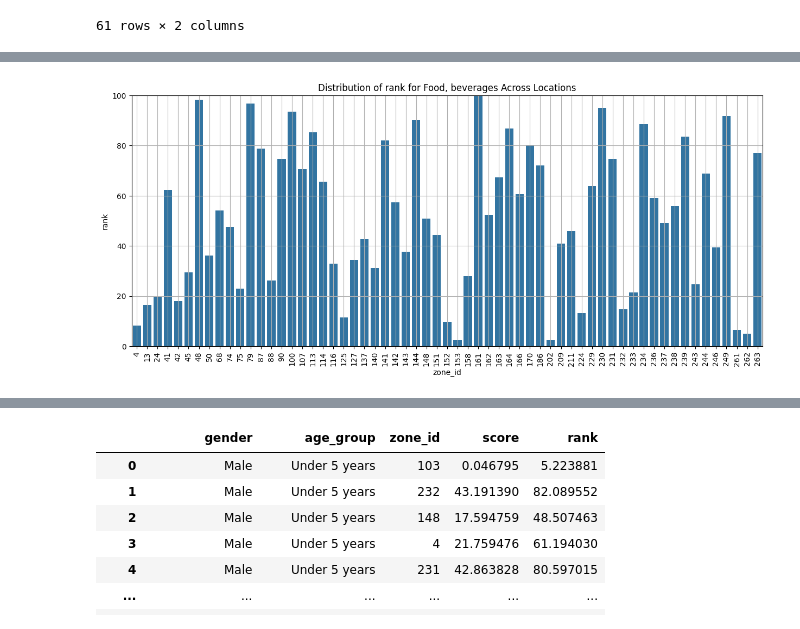
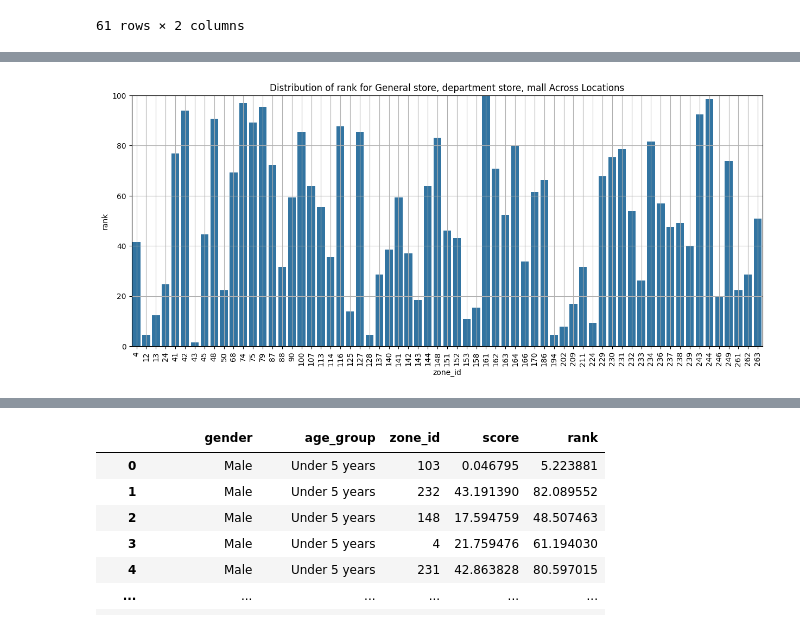
Before and after one commit to DR7439/New-York-App, a Jupyter notebook: data-analytics/demographic-score/demographic_businesses_score.ipynb, the cells around one changed output, grey strips where cells are left out. Cells and saved outputs as stored; diff of their text form; code cells hidden in the pictures.

```diff
--- a/data-analytics/demographic-score/demographic_businesses_score.ipynb
+++ b/data-analytics/demographic-score/demographic_businesses_score.ipynb
@@ -24,0 +39,9 @@ merged_df[merged_df['zone_id'] == 12]
+# %%
+# Create the pivot table
+signs_count = signs.pivot_table(index='zone_id', columns='sector', aggfunc='size', fill_value=0).reset_index()
+
+# Rename columns for better readability
+signs_count.columns.name = None
+signs_count.columns = ['zone_id'] + [col for col in signs_count.columns if col != 'zone_id']
+
+signs_count.head()
@@ -24,0 +59,9 @@ merged_df[merged_df['zone_id'] == 12]
+# %%
+# Create the pivot table
+lob_count = lob.pivot_table(index='zone_id', columns='Sector', aggfunc='size', fill_value=0).reset_index()
+
+# Rename columns for better readability
+lob_count.columns.name = None
+lob_count.columns = ['zone_id'] + [col for col in lob_count.columns if col != 'zone_id']
+
+lob_count.head()
@@ -24,0 +79,9 @@ merged_df[merged_df['zone_id'] == 12]
+# %%
+# Create the pivot table
+osm_count = osm_businesses.pivot_table(index='zone_id', columns='sector', aggfunc='size', fill_value=0).reset_index()
+
+# Rename columns for better readability
+osm_count.columns.name = None
+osm_count.columns = ['zone_id'] + [col for col in osm_count.columns if col != 'zone_id']
+
+osm_count.head()
@@ -24,0 +95,13 @@ merged_df[merged_df['zone_id'] == 12]
+# %%
+# Concatenate the dataframes
+merged_df = pd.concat([signs_count, lob_count, osm_count], axis=0, ignore_index=True)
+
+# Fill missing values with zeros
+merged_df = merged_df.fillna(0)
+
+# Group by 'zone_id' and sum the counts
+merged_df = merged_df.groupby('zone_id').sum().reset_index()
+
+merged_df = merged_df.astype(int)
+
+merged_df.head()
@@ -145,6 +270,6 @@ def plot_distribution(data, business_type, metric='score'):
     plt.grid(True)
     plt.show()
 # %%
-plot_distribution(business_score_ranks, 'Food, beverages', 'rank')
+plot_distribution(business_score_ranks, 'General store, department store, mall', 'rank')
 # %% [output]
-[figure, old version]
+[figure, new version]
```
Also changed, not shown: parts of 29 cells of this notebook, 6 other files.
